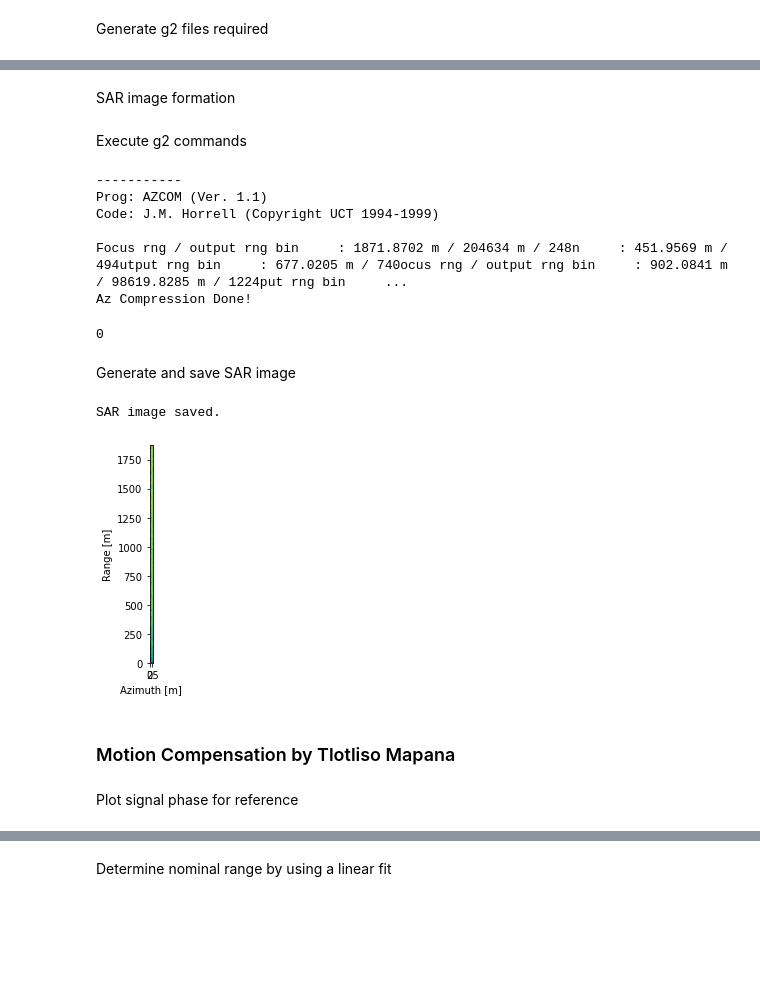
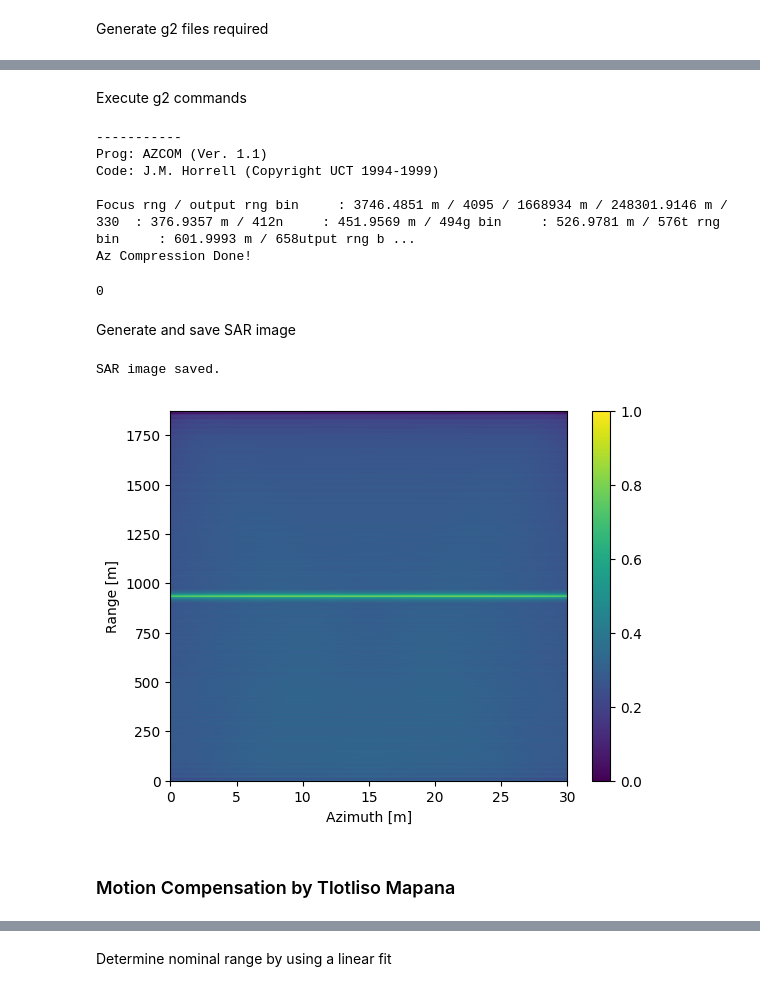
Before and after one commit to tmapana/FERS_tutorials, a Jupyter notebook: tutorial_notebook.ipynb, the cells around one changed output, grey strips where cells are left out. Drawn from its saved outputs; the diff is of its cells as text; code cells hidden in the pictures; blank space fills up the shorter version.

```diff
--- a/tutorial_notebook.ipynb
+++ b/tutorial_notebook.ipynb
@@ -393,35 +464,3 @@ SAR radar parameters
-# %%
-from random import sample
-
-chirp_rate = ramp_bandwidth / ramp_period
-
-range_scaling = (c/2) / chirp_rate
-
-fft_bin_spacing = bb_sample_rate / ns_fft
-
-range_bin_spacing = fft_bin_spacing * range_scaling
-
-# pulsed radar equivalent adc rate
-g2_adc = c / (2*range_bin_spacing)
-
-min_range_bin = 0
-
-max_range_bin = int(np.floor(r_fft[-1] / range_bin_spacing))
-
-n_range_bins = max_range_bin - min_range_bin
-
-n_chunks = int(prf * n_seconds)
-
-spectral_resolution = bb_sample_rate / n_chunks
-range_resolution = range_scaling * np.hypot(spectral_resolution, fft_bin_spacing)
-# %% [markdown]
-SAR image formation
-# %%
-# To make use of the G2 program
-synthetic_aperture = n_seconds * velocity
-# Pixel scaling for SAR image
-scaled_width = int(n_range_bins / r_fft[-1] * synthetic_aperture)
-scaled_height = int(n_range_bins)
 # %% [markdown]
 Execute g2 commands
 # %%
@@ -432,7 +471,7 @@ with open(g2_cmd, 'w') as f_id:
         f_id.write('$LogFileName                  => ' + str(g2_log) + '\n')
         f_id.write('$InputStartSampleDelay        => ' + str(0) + '\n')
         f_id.write('$CarrierFreq [Hz]             => ' + str(fc) + '\n')
-        f_id.write('$InputPRF [Hz]                => ' + str(prf) + '\n')
+        f_id.write('$InputPRF [Hz]                => ' + str(prf) + '\n') #
         f_id.write('$NomGroundSpeed [m/s]         => ' + str(velocity) + '\n')
         f_id.write('$InputFileAzPts               => ' + str(n_chunks) + '\n')
         f_id.write('$StartProcessAzPt             => ' + str(0) + '\n') #change
@@ -442,20 +481,20 @@ with open(g2_cmd, 'w') as f_id:
         f_id.write('$RngBinsToProcess             => ' + str(n_range_bins) + '\n')
         f_id.write('$InputDCOffsetI               => ' + str(0.0) + '\n')
         f_id.write('$InputDCOffsetQ               => ' + str(0.0) + '\n')
-        f_id.write('$InvFFTSizeReduc [pow of 2]   => ' + str(1) + '\n')
+        f_id.write('$InvFFTSizeReduc [pow of 2]   => ' + str(1) + '\n') #
         f_id.write('$InputFileName                => ' + str(g2_input) + '\n')
         f_id.write('$OutputFileName               => ' + str(g2_out) + '\n')
         f_id.write('$AppendExistOutFileFlg [Y/N]  => ' + str('N') + '\n')
         f_id.write('$RngFocSegments               => ' + str(-1) + '\n')
         f_id.write('$RefFuncSign [+-1]            => ' + str(1) + '\n') #change
-        f_id.write('$A2DFreq [Hz]                 => ' + str(g2_adc) + '\n')
-        f_id.write('$NomAzRes [m]                 => ' + str(range_resolution/4) + '\n')       #hacked
+        f_id.write('$A2DFreq [Hz]                 => ' + str(g2_adc) + '\n') #g2_adc
+        f_id.write('$NomAzRes [m]                 => ' + str(range_resolution/2) + '\n')
         f_id.write('$WinConstTime [0.0-1.0]       => ' + str(0.08) + '\n')
         f_id.write('$NumLooks                     => ' + str(1) + '\n')
         f_id.write('$LookOverlapFrac [0.0-1.0]    => ' + str(0.0) + '\n')
         f_id.write('$WinConstFreq [0.0-1.0]       => ' + str(0.08) + '\n')
-        f_id.write('$RngCurvInterpSize            => ' + str(64) + '\n')
-        f_id.write('$RngCurvBatchSize             => ' + str(256) + '\n') #play with this
+        f_id.write('$RngCurvInterpSize            => ' + str(4) + '\n')
+        f_id.write('$RngCurvBatchSize             => ' + str(16) + '\n') #play with this
         f_id.write('$PostSumRatio                 => ' + str(1) + '\n')
         f_id.write('$DetectMethod                 => ' + str(0) + '\n')
         f_id.write('$InputDataType                => ' + str(3) + '\n')
@@ -470,58 +509,59 @@ os.system(azcom_executable + ' ' + str(g2_cmd))
 Prog: AZCOM (Ver. 1.1)
 Code: J.M. Horrell (Copyright UCT 1994-1999)
 
-Focus rng / output rng bin     : 1871.8702 m / 204634 m / 248n     : 451.9569 m / 494utput rng bin     : 677.0205 m / 740ocus rng / output rng bin     : 902.0841 m / 98619.8285 m / 1224put rng bin     ...
+Focus rng / output rng bin     : 3746.4851 m / 4095 / 1668934 m / 248301.9146 m / 330  : 376.9357 m / 412n     : 451.9569 m / 494g bin     : 526.9781 m / 576t rng bin     : 601.9993 m / 658utput rng b ...
 Az Compression Done!
 0
 # %% [markdown]
 Generate and save SAR image
 # %%
 bin_matrix = np.fromfile(g2_out, dtype='complex64')
-bin_matrix = np.flipud(bin_matrix.reshape(n_range_bins, n_chunks))
+bin_matrix = np.flipud(bin_matrix.reshape((n_range_bins, n_chunks)))
 bin_matrix = np.nan_to_num(bin_matrix)
 
 bin_matrix = np.dstack((bin_matrix,))
 
 # Noncoherent averaging of data
 image = pow(np.mean(abs(bin_matrix), axis=2), 2)
-image.astype('complex64').tofile(os.path.join('out', 'image.bin'))
+image.astype('complex64').tofile(os.path.join('out/sar', 'image.bin'))
 
 image = 20*np.log10(abs(image))
 image_mean = np.mean(image, axis=1)
 
 # dynamic range
 a_min = np.nanmin(image_mean[image_mean != -np.inf])
 a_max = np.amax(image)
 image = np.clip(image, a_min=a_min, a_max=a_max)
 image = (image-a_min)/(a_max-a_min) # image averaging
 
 fig, ax = plt.subplots(nrows=1, ncols=1)
 ax.set_xlabel('Azimuth [m]')
 ax.set_ylabel('Range [m]')
 im = ax.imshow(
     image,
-    aspect='equal',
+    aspect='auto',
+#     interpolation='none',
     extent=[0, synthetic_aperture, 0, r_fft[-1]],
-    origin='upper'
+    origin='lower',
+    vmin=None,
+    vmax=None
 )
 
-# fig.colorbar(im, ax=ax, orientation='vertical')
+fig.colorbar(im, ax=ax, orientation='vertical')
 
 file_name = title + '.sar.noco'
-image_path = os.path.join('out', file_name)
+image_path = os.path.join('out/sar', file_name)
 plt.imsave(image_path, image, cmap='gray', origin='upper', format='png')
 
 sar_image = Image.open(image_path)
 sar_image.load()
 sar_image = sar_image.resize((scaled_width, scaled_height), resample=Image.LANCZOS)
 sar_image.save(os.path.splitext(image_path)[
             0] + os.path.splitext(image_path)[1], format='png')
 
 print("SAR image saved.")
 # %% [output]
 SAR image saved.
-[figure, old version]
+[figure, new version]
 # %% [markdown]
 ### Motion Compensation by Tlotliso Mapana
-# %% [markdown]
-Plot signal phase for reference
```
Also changed, not shown: parts of 33 cells of this notebook, 37 other files.
